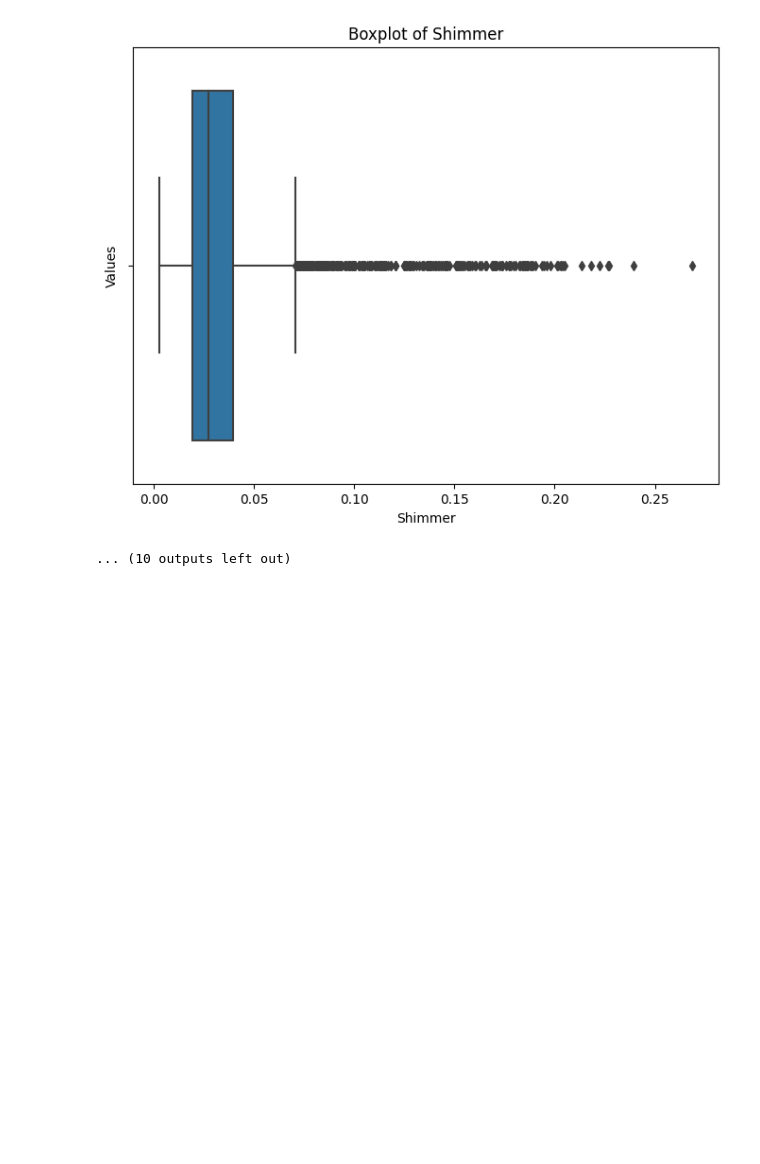
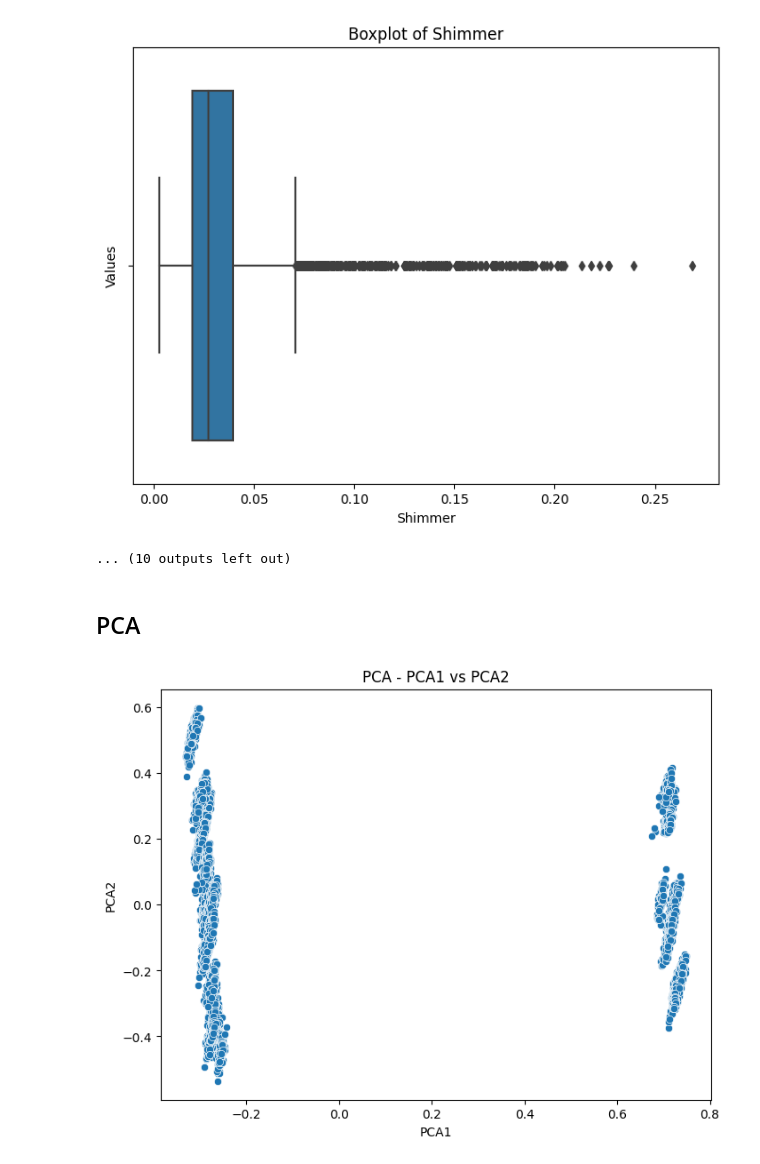
Before and after one commit to behnazrzf/Parkinson-s_Telemonitoring, a Jupyter notebook: EDA.ipynb, the cells around one changed output. Cells and saved outputs as stored; diff of their text form; code cells hidden in the pictures; blank space fills up the shorter version.

```diff
--- a/EDA.ipynb
+++ b/EDA.ipynb
@@ -6,2 +12,8 @@ import matplotlib.pyplot as plt
 # %%
 df = pd.read_csv('data/parkinsons_updrs.data')
+# %%
+X_train_scaled = pd.read_pickle('data/X_train_scaled.pkl')
+X_test_scaled = pd.read_pickle('data/X_test_scaled.pkl')
+y_train_common = pd.read_pickle('data/y_train_common.pkl')
+y_train_motor = pd.read_pickle('data/y_train_motor.pkl')
+y_train_total = pd.read_pickle('data/y_train_total.pkl')
@@ -37,3 +65,18 @@ for feature in numeric_columns:
 [figure]
 [figure]
 ... (10 outputs left out)
+# %% [markdown]
+## PCA
+# %%
+pca = PCA(n_components=2)
+X_train_pca = pca.fit_transform(X_train_scaled)
+X_test_pca = pca.transform(X_test_scaled)
+
+plt.figure(figsize=(8, 6))
+sns.scatterplot(x=X_train_pca[:, 0], y=X_train_pca[:, 1])
+plt.title('PCA - PCA1 vs PCA2')
+plt.xlabel('PCA1')
+plt.ylabel('PCA2')
+plt.show()
+# %% [output]
+[figure, added]
```
Also changed, not shown: parts of 14 cells of this notebook, 6 other files.
